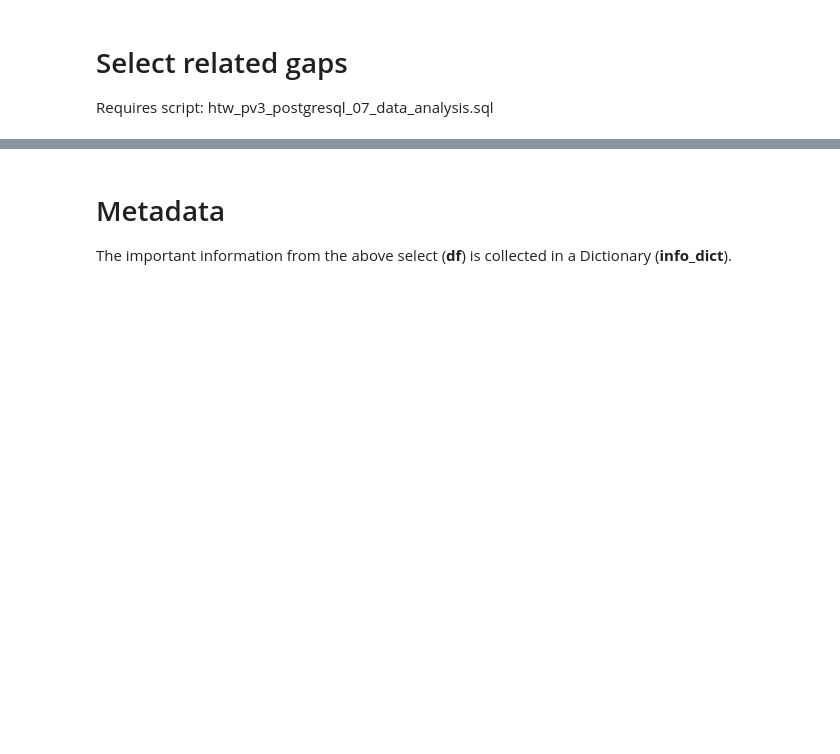
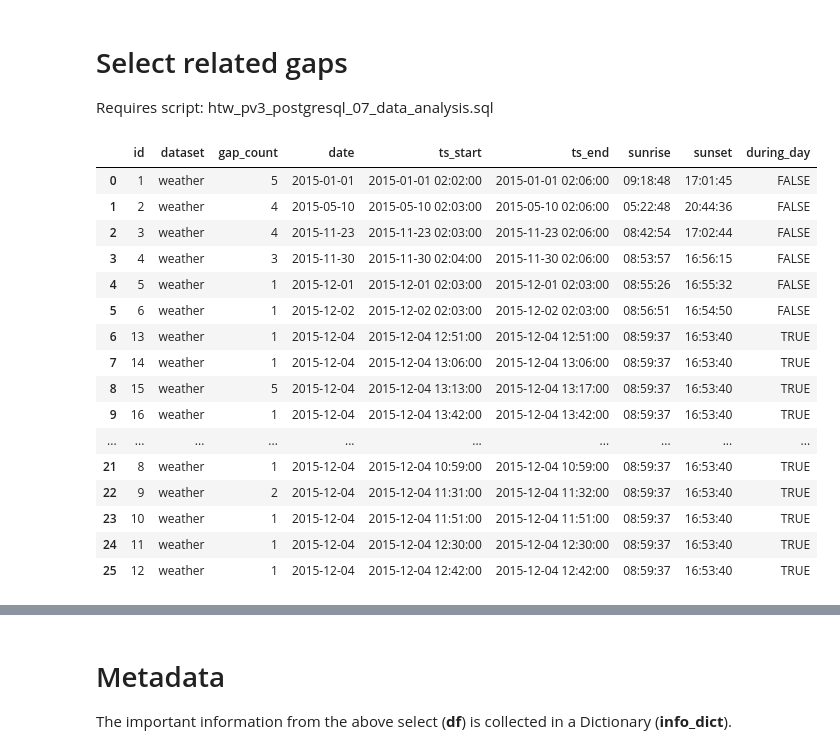
Before and after one commit to htw-pv3/weather-data, a Jupyter notebook: python/pv3_sonnja_db_visualise_gaps.ipynb, the cells around one changed output, grey strips where cells are left out. Cells and saved outputs as stored; diff of their text form; code cells hidden in the pictures; blank space fills up the shorter version.

```diff
--- a/python/pv3_sonnja_db_visualise_gaps.ipynb
+++ b/python/pv3_sonnja_db_visualise_gaps.ipynb
@@ -67,4 +107,32 @@ Hit [Enter] to take defaults
 # %% [markdown]
 # Select related gaps
 Requires script: htw_pv3_postgresql_07_data_analysis.sql
+# %%
+# Select all related gaps table
+sql = text("""
+    SELECT  *
+    FROM    pv3.pv3_related_gaps
+    WHERE   dataset = 'weather'
+    ORDER BY date
+    """)
+df_only_related_gaps = pd.read_sql_query(sql, con)
+df_only_related_gaps
+# %% [output]
+|  | id | dataset | gap_count | date | ts_start | ts_end | sunrise | sunset | during_day |
+| 0 | 1 | weather | 5 | 2015-01-01 | 2015-01-01 02:02:00 | 2015-01-01 02:06:00 | 09:18:48 | 17:01:45 | FALSE |
+| 1 | 2 | weather | 4 | 2015-05-10 | 2015-05-10 02:03:00 | 2015-05-10 02:06:00 | 05:22:48 | 20:44:36 | FALSE |
+| 2 | 3 | weather | 4 | 2015-11-23 | 2015-11-23 02:03:00 | 2015-11-23 02:06:00 | 08:42:54 | 17:02:44 | FALSE |
+| 3 | 4 | weather | 3 | 2015-11-30 | 2015-11-30 02:04:00 | 2015-11-30 02:06:00 | 08:53:57 | 16:56:15 | FALSE |
+| 4 | 5 | weather | 1 | 2015-12-01 | 2015-12-01 02:03:00 | 2015-12-01 02:03:00 | 08:55:26 | 16:55:32 | FALSE |
+| 5 | 6 | weather | 1 | 2015-12-02 | 2015-12-02 02:03:00 | 2015-12-02 02:03:00 | 08:56:51 | 16:54:50 | FALSE |
+| 6 | 13 | weather | 1 | 2015-12-04 | 2015-12-04 12:51:00 | 2015-12-04 12:51:00 | 08:59:37 | 16:53:40 | TRUE |
+| 7 | 14 | weather | 1 | 2015-12-04 | 2015-12-04 13:06:00 | 2015-12-04 13:06:00 | 08:59:37 | 16:53:40 | TRUE |
+| 8 | 15 | weather | 5 | 2015-12-04 | 2015-12-04 13:13:00 | 2015-12-04 13:17:00 | 08:59:37 | 16:53:40 | TRUE |
+| 9 | 16 | weather | 1 | 2015-12-04 | 2015-12-04 13:42:00 | 2015-12-04 13:42:00 | 08:59:37 | 16:53:40 | TRUE |
+| ... | ... | ... | ... | ... | ... | ... | ... | ... | ... |
+| 21 | 8 | weather | 1 | 2015-12-04 | 2015-12-04 10:59:00 | 2015-12-04 10:59:00 | 08:59:37 | 16:53:40 | TRUE |
+| 22 | 9 | weather | 2 | 2015-12-04 | 2015-12-04 11:31:00 | 2015-12-04 11:32:00 | 08:59:37 | 16:53:40 | TRUE |
+| 23 | 10 | weather | 1 | 2015-12-04 | 2015-12-04 11:51:00 | 2015-12-04 11:51:00 | 08:59:37 | 16:53:40 | TRUE |
+| 24 | 11 | weather | 1 | 2015-12-04 | 2015-12-04 12:30:00 | 2015-12-04 12:30:00 | 08:59:37 | 16:53:40 | TRUE |
+| 25 | 12 | weather | 1 | 2015-12-04 | 2015-12-04 12:42:00 | 2015-12-04 12:42:00 | 08:59:37 | 16:53:40 | TRUE |
 # %%
```
Also changed, not shown: parts of 18 cells of this notebook, 1 other file.
